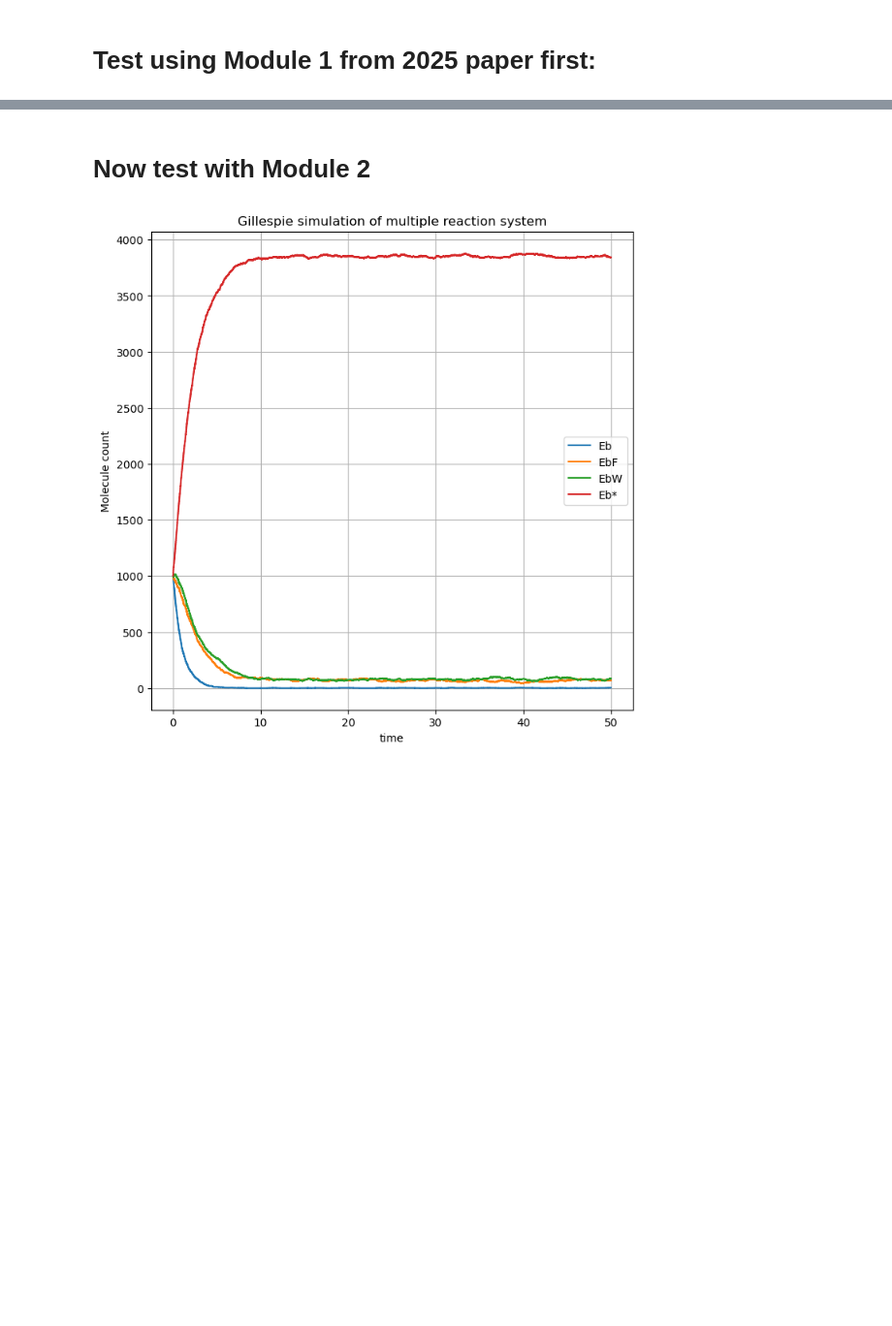
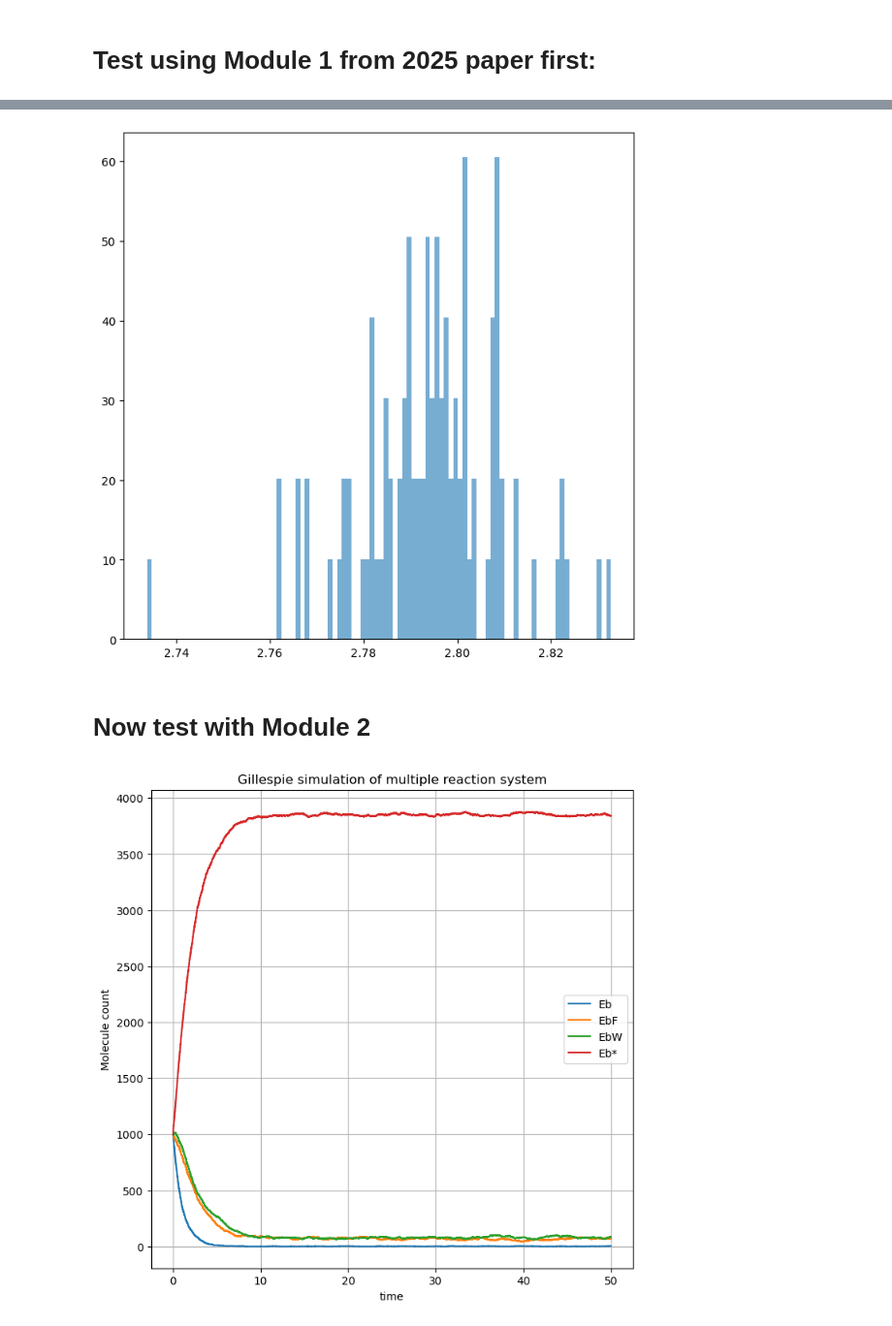
Before and after one commit to FTurci/conductance-chem-net, a Jupyter notebook: students/Will/Gillespie_simulations/SSA_class.ipynb, the cells around one changed output, grey strips where cells are left out. Shown at 97% size. Saved outputs shown, nothing was run; the diff lists cells and outputs as text; code cells hidden in the pictures; blank space fills up the shorter version.

```diff
--- a/students/Will/Gillespie_simulations/SSA_class.ipynb
+++ b/students/Will/Gillespie_simulations/SSA_class.ipynb
@@ -874,0 +1077,20 @@ np.sum(SIM.propensity_rations[2])
+# %%
+all_forces_r1 = []
+all_forces_r2 = []
+all_forces_r3 = []
+
+for force in forces:
+
+    all_forces_r1.append(force[0])
+    all_forces_r2.append(force[1])
+    all_forces_r3.append(force[2])
+
+F1 = np.array(all_forces_r1, dtype=float)  # length 50
+F2 = np.array(all_forces_r2)
+F3 = np.array(all_forces_r3)
+
+dataF = np.column_stack((F1, F2, F3))
+
+#np.cov(dataF, rowvar=False)
+
+print(F1)
@@ -875,3 +1115,20 @@ np.sum(SIM.propensity_rations[2])
+# %%
+# x = np.linspace(0,100,100)
+# plt.scatter(x,J1)
+# plt.scatter(x,J2)
+# #plt.scatter(x,J3)
+mu = np.mean(F1)
+sigma = np.std(F1)
+
+plt.hist(F1, bins=100, density=True, alpha=0.6)
+
+# x = np.linspace(min(F1), max(F1), 500)
+# gaussian = (1/(sigma*np.sqrt(2*np.pi))) * np.exp(-(x - mu)**2 / (2*sigma**2))
+
+# plt.plot(x, gaussian, 'r', linewidth=2)
+plt.show()
+# %% [output]
+[figure, added]
 # %% [markdown]
 # Now test with Module 2
 # %%
```
Also changed, not shown: parts of 8 cells of this notebook.
